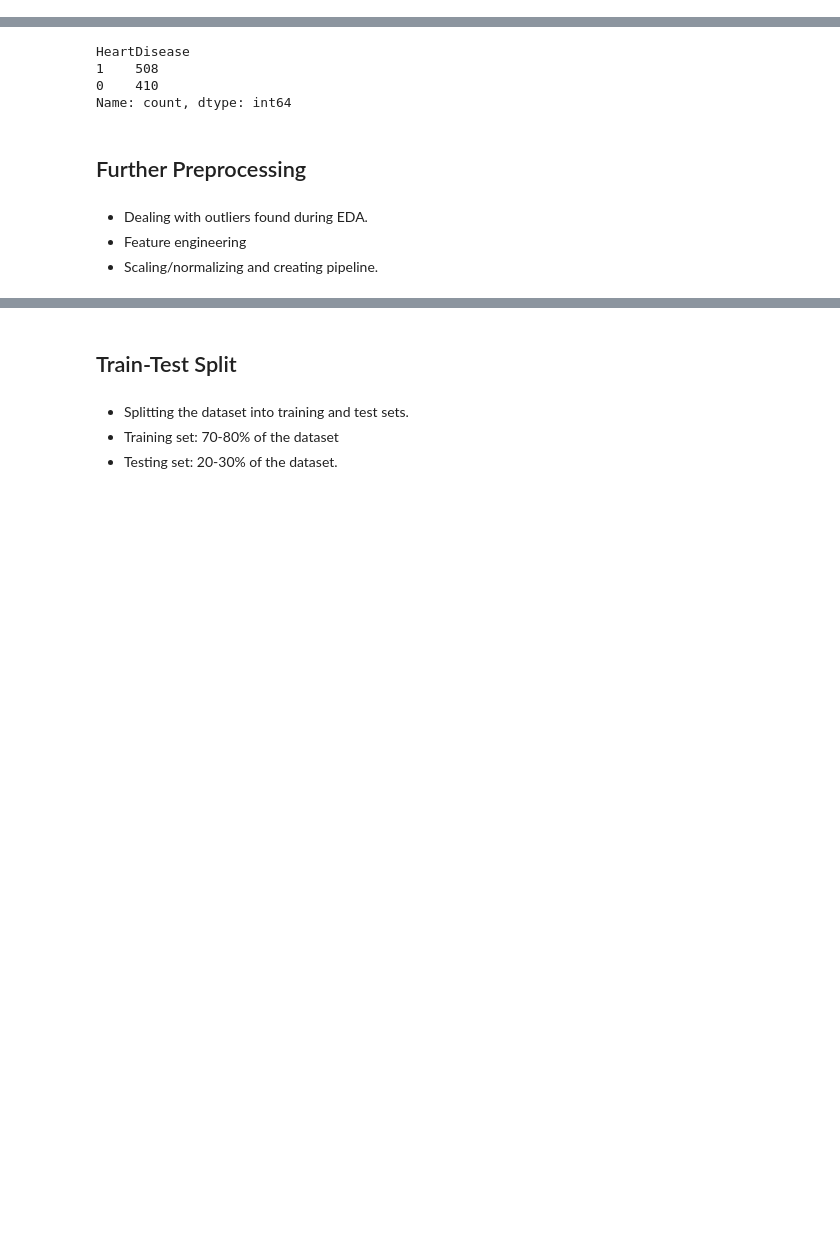
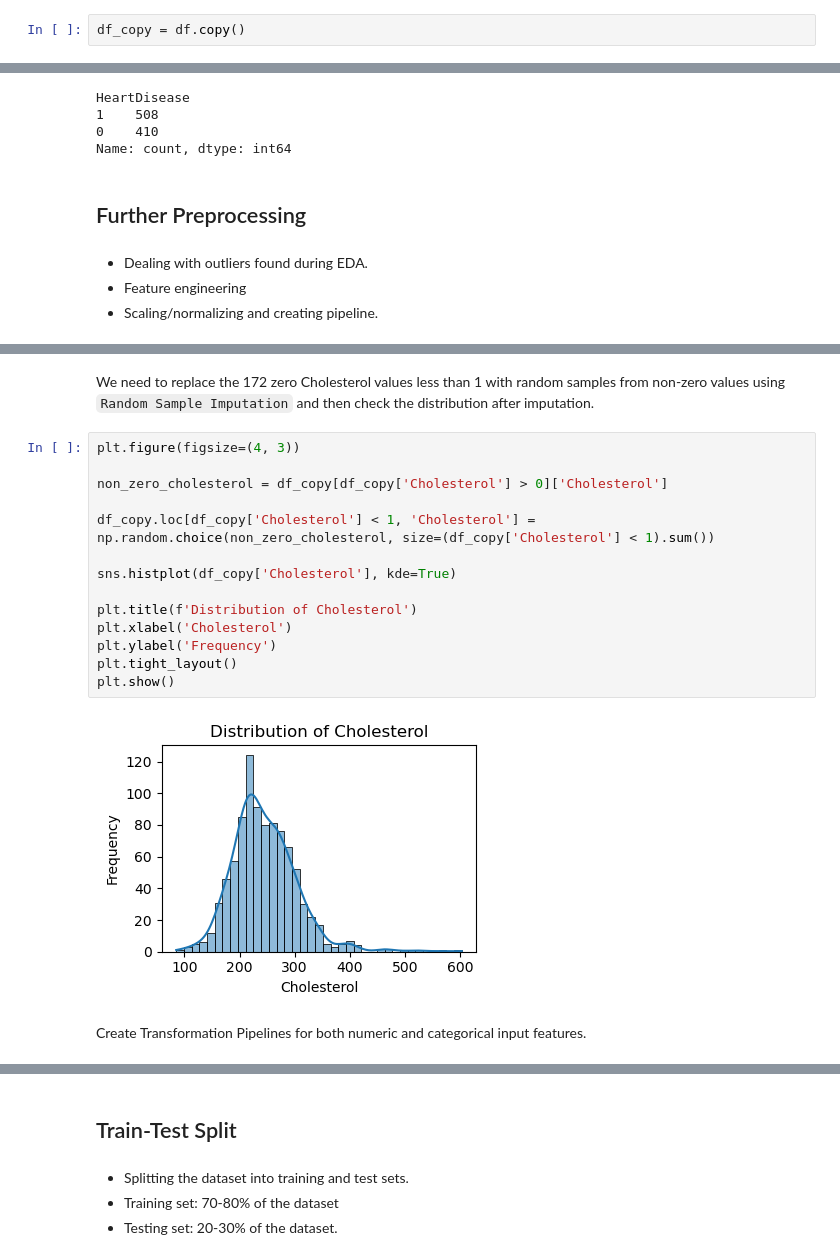
Before and after one commit to Alex-Idachaba/Machine-Learning-Algorithms, a Jupyter notebook: Support_Vector_Machine.ipynb, the cells around one changed output, grey strips where cells are left out. Drawn from its saved outputs; the diff is of its cells as text; blank space fills up the shorter version.

Commit message:
data cleaning, pipeline and data split

```diff
--- a/Support_Vector_Machine.ipynb
+++ b/Support_Vector_Machine.ipynb
@@ -49,3 +51,5 @@ Attribute Information:
+# %%
+df_copy = df.copy()
 # %% [markdown]
 ## Initial Data Preprocessing
 # %% [markdown]
@@ -209,0 +230,20 @@ Name: count, dtype: int64
+# %% [markdown]
+We need to replace the 172 zero Cholesterol values less than 1 with random samples from non-zero values using `Random Sample Imputation` and then check the distribution after imputation.
+# %%
+plt.figure(figsize=(4, 3))
+
+non_zero_cholesterol = df_copy[df_copy['Cholesterol'] > 0]['Cholesterol']
+
+df_copy.loc[df_copy['Cholesterol'] < 1, 'Cholesterol'] = np.random.choice(non_zero_cholesterol, size=(df_copy['Cholesterol'] < 1).sum())
+
+sns.histplot(df_copy['Cholesterol'], kde=True)
+
+plt.title(f'Distribution of Cholesterol')
+plt.xlabel('Cholesterol')
+plt.ylabel('Frequency')
+plt.tight_layout()
+plt.show()
+# %% [output]
+[figure, added]
+# %% [markdown]
+Create Transformation Pipelines for both numeric and categorical input features.
```
Also changed, not shown: parts of 17 cells of this notebook, 1 other file.
